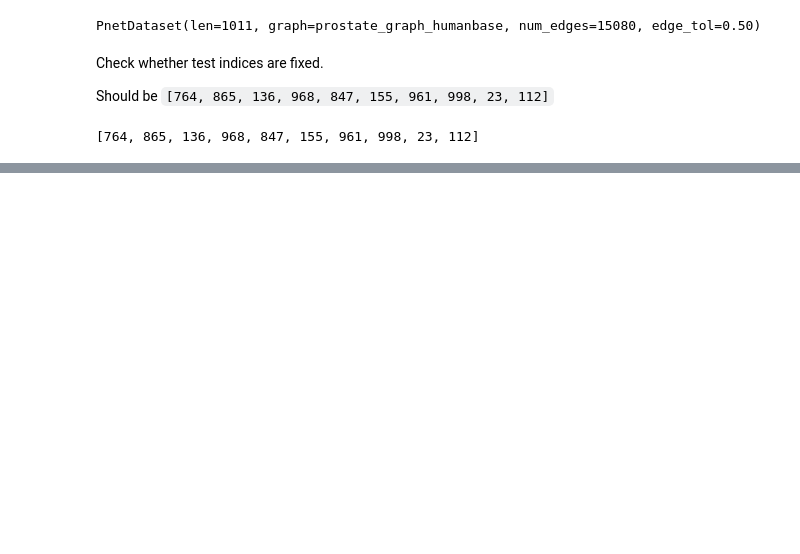
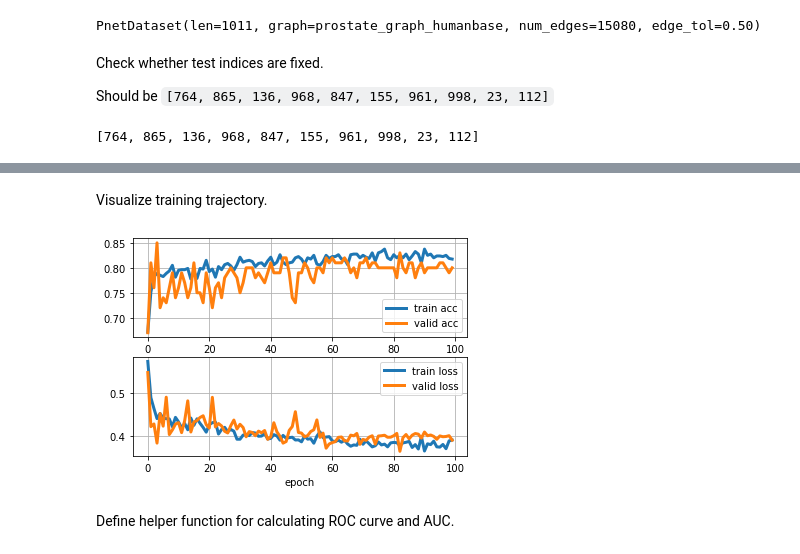
Before and after one commit to zhanglab-aim/cancer-net, a Jupyter notebook: demos/prostate_gnn.ipynb, the cells around one changed output, grey strips where cells are left out. Drawn from its saved outputs; the diff is of its cells as text; code cells hidden in the pictures; blank space fills up the shorter version.

```diff
--- a/demos/prostate_gnn.ipynb
+++ b/demos/prostate_gnn.ipynb
@@ -40,0 +157,25 @@ dataset.test_idx[0:10]
+# %%
+def valid(model, criterion, valid_loader, parall=False):
+    model.eval()
+
+    correct = 0
+    total_loss = 0
+    num_samps = 0
+    device =next(iter(model.parameters())).device
+    for data in valid_loader:
+        if not parall:
+            data = data.to(device)
+        output = model(data)
+        output = output.squeeze()
+
+        pred = output.max(1)[1]
+        if parall:
+            y = torch.cat([d.y for d in data]).to(output.device)
+        else:
+            y = data.y
+        loss = criterion(output, y)
+        total_loss += loss.item() * len(data)
+
+        correct += pred.eq(y).sum().item()
+        num_samps += len(y)
+    return total_loss / num_samps, correct / num_samps
@@ -274,0 +229,19 @@ valid Loss: 0.442, Acc: 0.7900
+# %% [markdown]
+Visualize training trajectory.
+# %%
+fig, (ax1, ax2) = plt.subplots(2, 1)
+ax1.plot(train_acces, label="train acc", linewidth=3)
+ax1.plot(valid_acces, label="valid acc", linewidth=3)
+ax1.legend()
+ax1.set_xlabel("epoch")
+ax1.grid()
+
+ax2.plot(train_losses, c="tab:blue", label="train loss", linewidth=3)
+ax2.plot(valid_losses, c="tab:orange", label="valid loss", linewidth=3)
+ax2.legend()
+ax2.set_xlabel("epoch")
+ax2.grid()
+# %% [output]
+[figure, added]
+# %% [markdown]
+Define helper function for calculating ROC curve and AUC.
```
Also changed, not shown: parts of 21 cells of this notebook.
